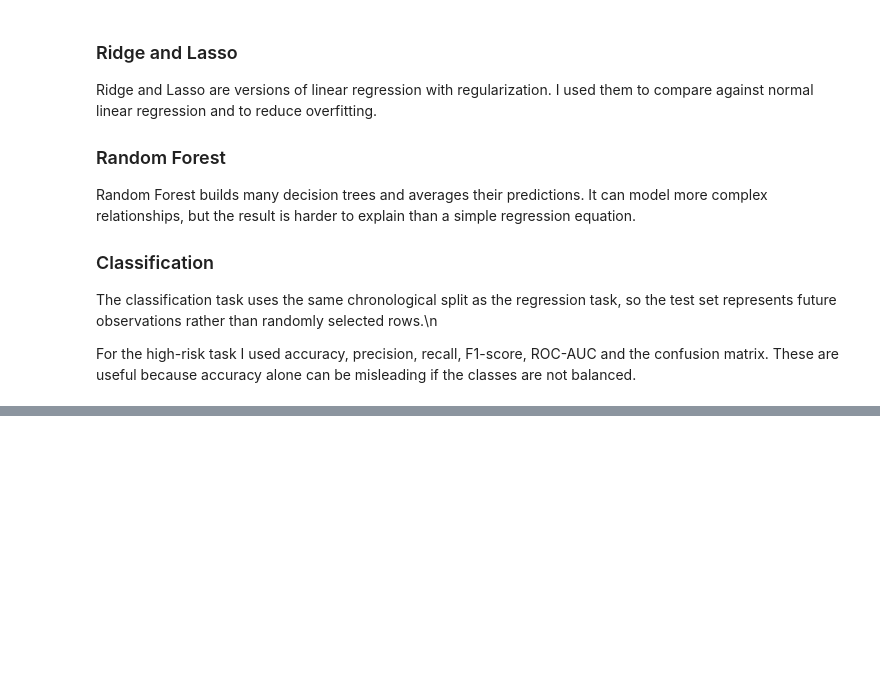
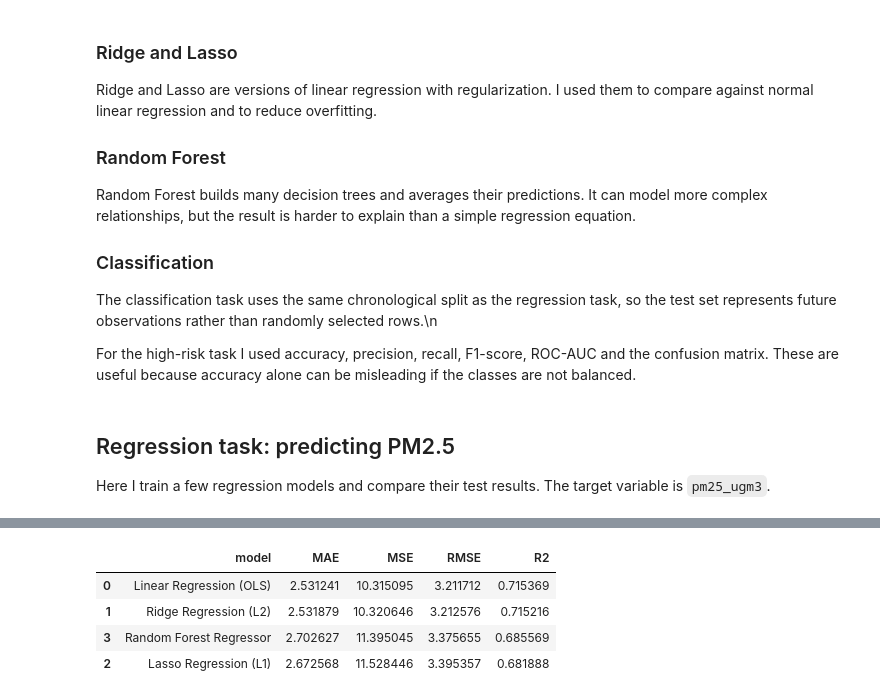
Before and after one commit to hktodorova/urban_air_quality_project, a Jupyter notebook: notebooks/urban_air_quality_analysis.ipynb, the cells around one changed output, grey strips where cells are left out. Saved outputs shown, nothing was run; the diff lists cells and outputs as text; code cells hidden in the pictures; blank space fills up the shorter version.

Commit message:
Implement regression models

```diff
--- a/notebooks/urban_air_quality_analysis.ipynb
+++ b/notebooks/urban_air_quality_analysis.ipynb
@@ -331,3 +331,67 @@ Random Forest builds many decision trees and averages their predictions. It can
 The classification task uses the same chronological split as the regression task, so the test set represents future observations rather than randomly selected rows.\n
 
 For the high-risk task I used accuracy, precision, recall, F1-score, ROC-AUC and the confusion matrix. These are useful because accuracy alone can be misleading if the classes are not balanced.
+# %% [markdown]
+## Regression task: predicting PM2.5
+
+Here I train a few regression models and compare their test results. The target variable is `pm25_ugm3`.
+# %%
+# --- Feature / target split ---
+features = [
+    "temperature_c", "humidity_pct", "wind_speed_ms",
+    "traffic_volume", "avg_speed_kmh", "congestion_index",
+    "hour", "day_of_week", "is_weekend",
+    "pm25_lag_1h",   # previous hour's PM2.5 — strong autocorrelation predictor
+]
+target = "pm25_ugm3"
+
+# The rows were already sorted by timestamp after merging.
+# Because this is time-based hourly data, the holdout set must be later in time
+# than the training set. This avoids leaking future patterns into the model.
+split_idx = int(len(df) * 0.8)
+train_df = df.iloc[:split_idx].copy()
+test_df = df.iloc[split_idx:].copy()
+
+X_train = train_df[features]
+y_train = train_df[target]
+X_test = test_df[features]
+y_test = test_df[target]
+
+X = df[features]
+y = df[target]
+
+print("Chronological split")
+print(f"Train period: {train_df['timestamp'].min()} to {train_df['timestamp'].max()} ({len(train_df)} rows)")
+print(f"Test period:  {test_df['timestamp'].min()} to {test_df['timestamp'].max()} ({len(test_df)} rows)")
+
+# --- Define models ---
+# Pipeline standardises features before linear models (required for Ridge/Lasso)
+lin_reg = Pipeline([("scaler", StandardScaler()), ("model", LinearRegression())])
+ridge_reg = Pipeline([("scaler", StandardScaler()), ("model", Ridge(alpha=1.0))])
+lasso_reg = Pipeline([("scaler", StandardScaler()), ("model", Lasso(alpha=0.5, max_iter=5000))])
+
+# Random Forest does not require scaling; min_samples_leaf=2 reduces overfitting
+rf_reg = RandomForestRegressor(n_estimators=120, random_state=42, min_samples_leaf=2)
+
+models = {
+    "Linear Regression (OLS)": lin_reg,
+    "Ridge Regression (L2)": ridge_reg,
+    "Lasso Regression (L1)": lasso_reg,
+    "Random Forest Regressor": rf_reg,
+}
+
+# --- Train and evaluate on the future holdout test set ---
+regression_results = []
+for name, model in models.items():
+    model.fit(X_train, y_train)
+    pred = model.predict(X_test)
+    regression_results.append({
+        "model": name,
+        "MAE": mean_absolute_error(y_test, pred),
+        "RMSE": mean_squared_error(y_test, pred) ** 0.5,
+        "R2": r2_score(y_test, pred),
+    })
+
+regression_results = pd.DataFrame(regression_results).sort_values("RMSE")
+display(regression_results)
+# %% [output]
@@ -333,0 +401,5 @@ For the high-risk task I used accuracy, precision, recall, F1-score, ROC-AUC and
+|  | model | MAE | MSE | RMSE | R2 |
+| 0 | Linear Regression (OLS) | 2.531241 | 10.315095 | 3.211712 | 0.715369 |
+| 1 | Ridge Regression (L2) | 2.531879 | 10.320646 | 3.212576 | 0.715216 |
+| 3 | Random Forest Regressor | 2.702627 | 11.395045 | 3.375655 | 0.685569 |
+| 2 | Lasso Regression (L1) | 2.672568 | 11.528446 | 3.395357 | 0.681888 |
```
Also changed, not shown: parts of 2 cells of this notebook.
